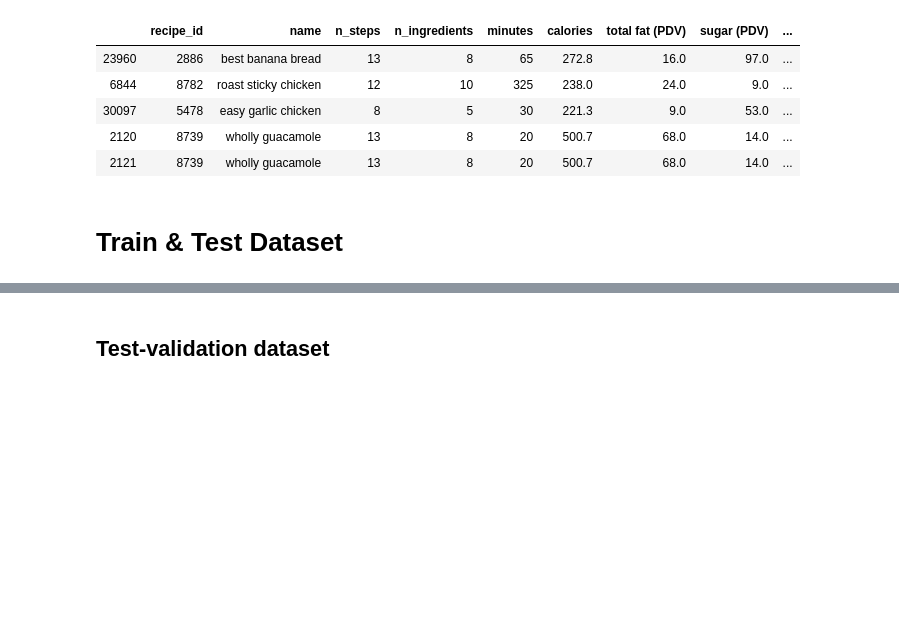
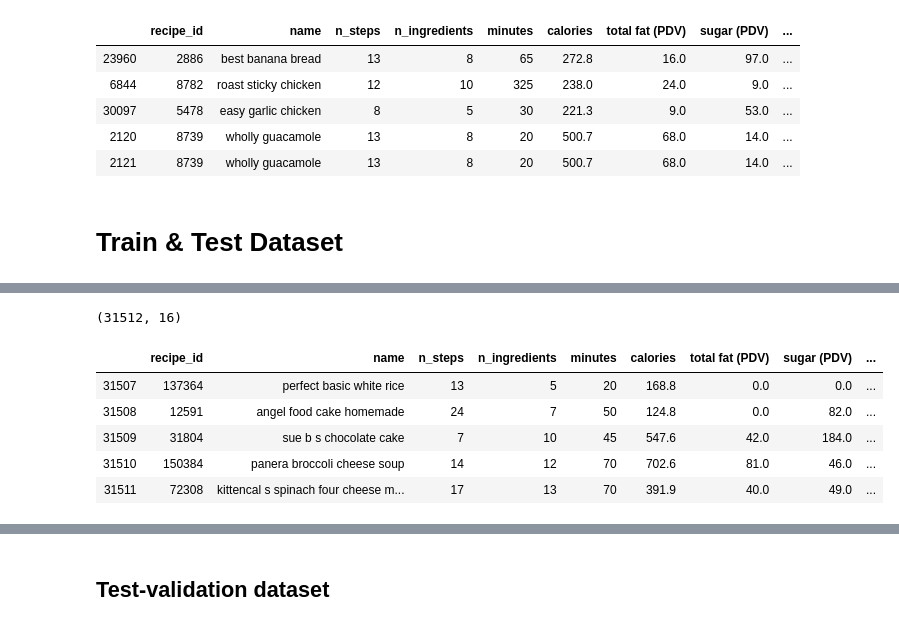
Before and after one commit to tangihan/Recipe-Recommender-System, a Jupyter notebook: Codes/Extract Train and Test Datasets.ipynb, the cells around one changed output, grey strips where cells are left out. Cells and saved outputs as stored; diff of their text form; code cells hidden in the pictures; blank space fills up the shorter version.

```diff
--- a/Codes/Extract Train and Test Datasets.ipynb
+++ b/Codes/Extract Train and Test Datasets.ipynb
@@ -246,0 +234,12 @@ test_set
+# %%
+train_set = all_dataset.iloc[:i_date[0]]
+print(train_set.shape)
+train_set.tail()
+# %% [output]
+(31512, 16)
+|  | recipe_id | name | n_steps | n_ingredients | minutes | calories | total fat (PDV) | sugar (PDV) | ... |
+| 31507 | 137364 | perfect basic white rice | 13 | 5 | 20 | 168.8 | 0.0 | 0.0 | ... |
+| 31508 | 12591 | angel food cake homemade | 24 | 7 | 50 | 124.8 | 0.0 | 82.0 | ... |
+| 31509 | 31804 | sue b s chocolate cake | 7 | 10 | 45 | 547.6 | 42.0 | 184.0 | ... |
+| 31510 | 150384 | panera broccoli cheese soup | 14 | 12 | 70 | 702.6 | 81.0 | 46.0 | ... |
+| 31511 | 72308 | kittencal s spinach four cheese m... | 17 | 13 | 70 | 391.9 | 40.0 | 49.0 | ... |
```
Also changed, not shown: parts of 9 cells of this notebook, 4 other files.
